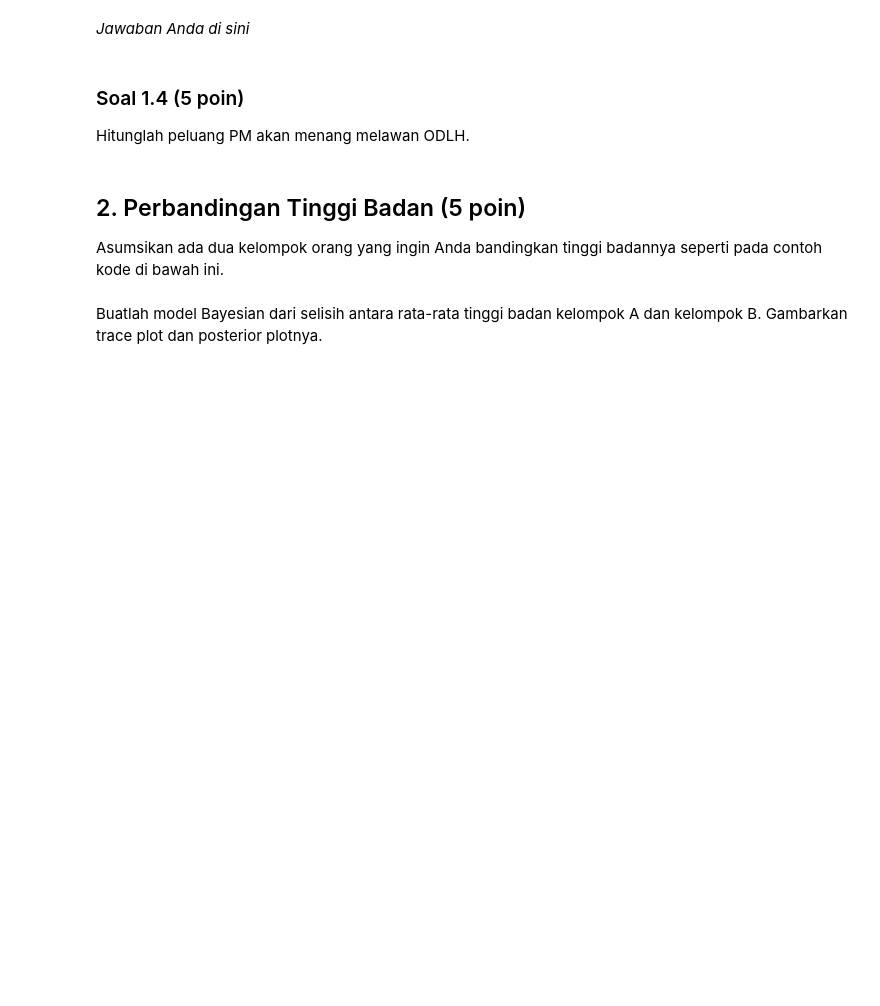
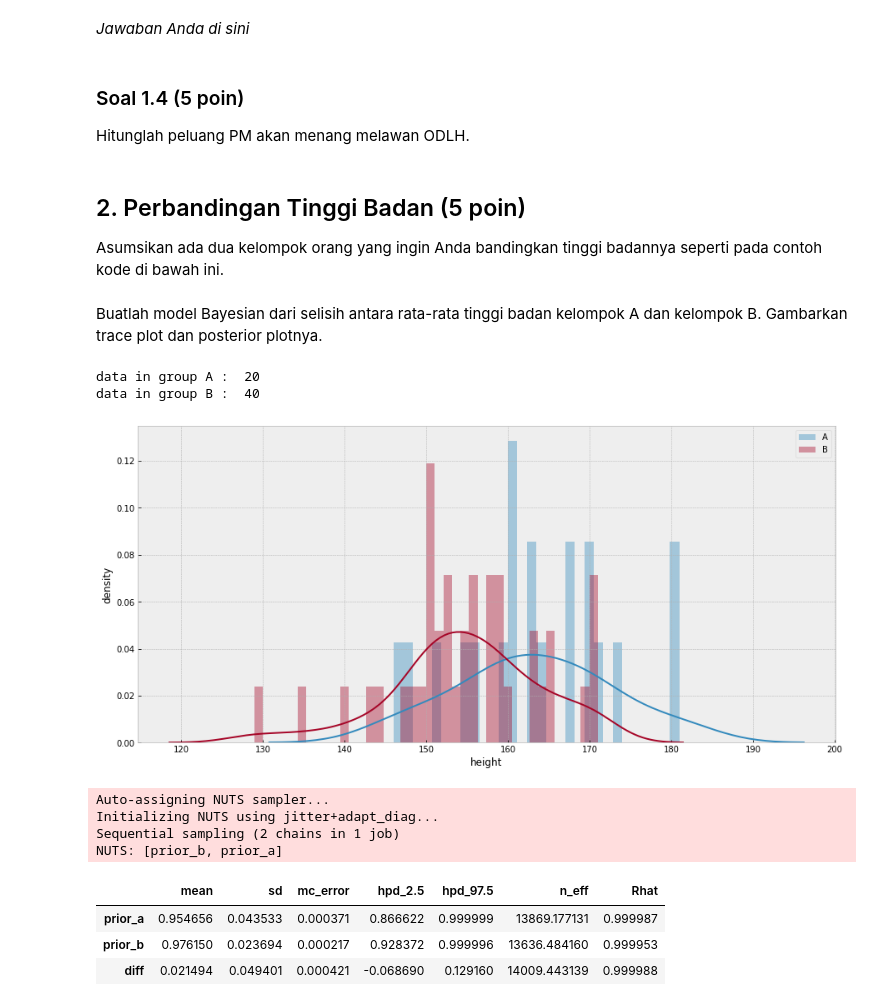
Before and after one commit to satrio-hw/probabilistic-programming, a Jupyter notebook: tugas4_0102517023.ipynb, the cells around one changed output. Cells and saved outputs as stored; diff of their text form; code cells hidden in the pictures; blank space fills up the shorter version.

```diff
--- a/tugas4_0102517023.ipynb
+++ b/tugas4_0102517023.ipynb
@@ -170,0 +166,39 @@ with pm.Model():
+# %%
+# kode Anda di sini
+fig, ax = plt.subplots(figsize=(15,7))
+sns.distplot(height_a, bins=30, label='A',hist=True)
+sns.distplot(height_b, bins=40, label='B', hist=True)
+plt.xlabel('height')
+plt.ylabel('density')
+plt.legend();
+
+print("data in group A : ",len(height_a));
+print("data in group B : ",len(height_b));
+# %% [output]
+data in group A :  20
+data in group B :  40
+[figure, added]
+# %%
+with pm.Model() as model_no2:
+    # kode Anda di sini
+    p_heightA = pm.Beta('prior_a', alpha=1, beta=1) #prior height A
+    solved_heightA = pm.Binomial('hA', n=20, p=p_heightA, observed=20)
+
+    p_heightB = pm.Beta('prior_b', alpha=1, beta=1) #prior height B
+    solved_heightB = pm.Binomial('hB', n=40, p=p_heightB, observed=40)
+
+    diff = pm.Deterministic('diff', p_heightB - p_heightA)
+
+    trace_modelno2 = pm.sample(10000)
+# %% [output]
+Auto-assigning NUTS sampler...
+Initializing NUTS using jitter+adapt_diag...
+Sequential sampling (2 chains in 1 job)
+NUTS: [prior_b, prior_a]
+# %%
+pm.summary(trace_modelno2)
+# %% [output]
+|  | mean | sd | mc_error | hpd_2.5 | hpd_97.5 | n_eff | Rhat |
+| prior_a | 0.954656 | 0.043533 | 0.000371 | 0.866622 | 0.999999 | 13869.177131 | 0.999987 |
+| prior_b | 0.976150 | 0.023694 | 0.000217 | 0.928372 | 0.999996 | 13636.484160 | 0.999953 |
+| diff | 0.021494 | 0.049401 | 0.000421 | -0.068690 | 0.129160 | 14009.443139 | 0.999988 |
```
Also changed, not shown: parts of 7 cells of this notebook.
